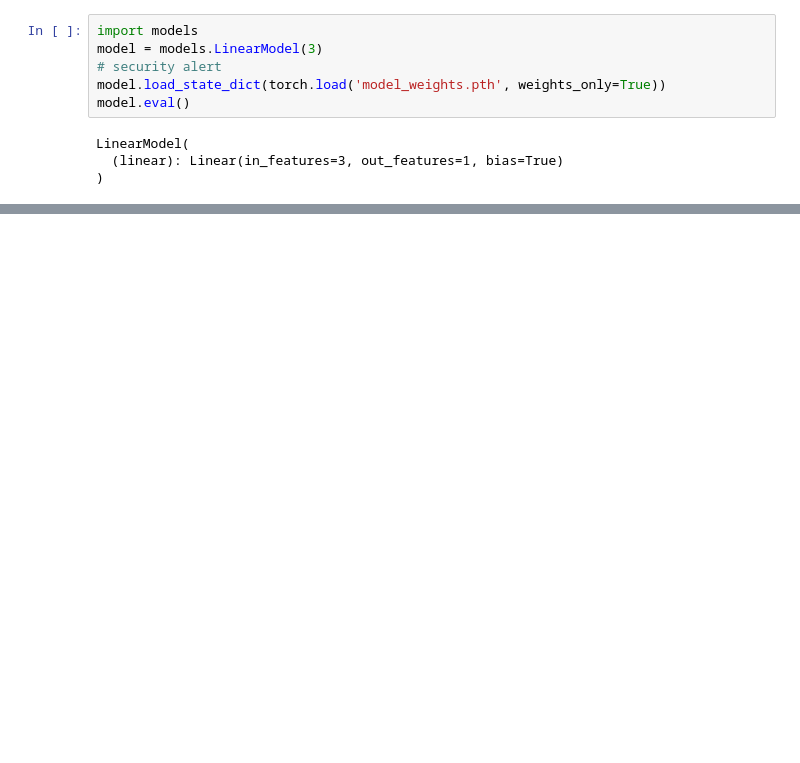
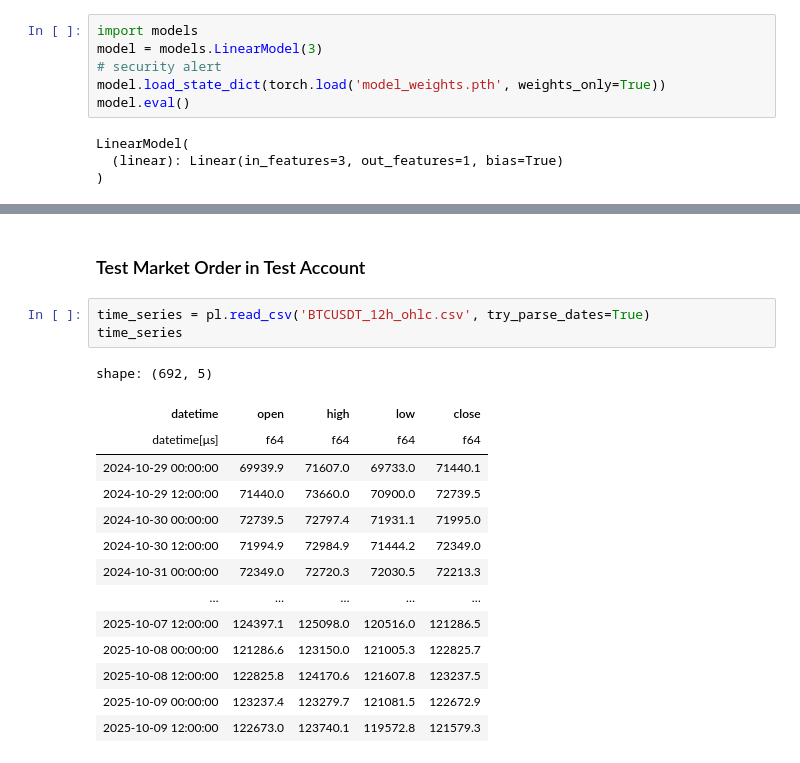
Before and after one commit to memlabs-research/build-a-quant-trading-strategy, a Jupyter notebook: video3.ipynb, the cells around one changed output, grey strips where cells are left out. Saved outputs shown, nothing was run; the diff lists cells and outputs as text; blank space fills up the shorter version.

```diff
--- a/video3.ipynb
+++ b/video3.ipynb
@@ -515,0 +557,20 @@ class Account:
+# %% [markdown]
+### Test Market Order in Test Account
+# %%
+time_series = pl.read_csv('BTCUSDT_12h_ohlc.csv', try_parse_dates=True)
+time_series
+# %% [output]
+shape: (692, 5)
+| datetime | open | high | low | close |
+| datetime[μs] | f64 | f64 | f64 | f64 |
+| 2024-10-29 00:00:00 | 69939.9 | 71607.0 | 69733.0 | 71440.1 |
+| 2024-10-29 12:00:00 | 71440.0 | 73660.0 | 70900.0 | 72739.5 |
+| 2024-10-30 00:00:00 | 72739.5 | 72797.4 | 71931.1 | 71995.0 |
+| 2024-10-30 12:00:00 | 71994.9 | 72984.9 | 71444.2 | 72349.0 |
+| 2024-10-31 00:00:00 | 72349.0 | 72720.3 | 72030.5 | 72213.3 |
+| … | … | … | … | … |
+| 2025-10-07 12:00:00 | 124397.1 | 125098.0 | 120516.0 | 121286.5 |
+| 2025-10-08 00:00:00 | 121286.6 | 123150.0 | 121005.3 | 122825.7 |
+| 2025-10-08 12:00:00 | 122825.8 | 124170.6 | 121607.8 | 123237.5 |
+| 2025-10-09 00:00:00 | 123237.4 | 123279.7 | 121081.5 | 122672.9 |
+| 2025-10-09 12:00:00 | 122673.0 | 123740.1 | 119572.8 | 121579.3 |
```
Also changed, not shown: parts of 75 cells of this notebook.
